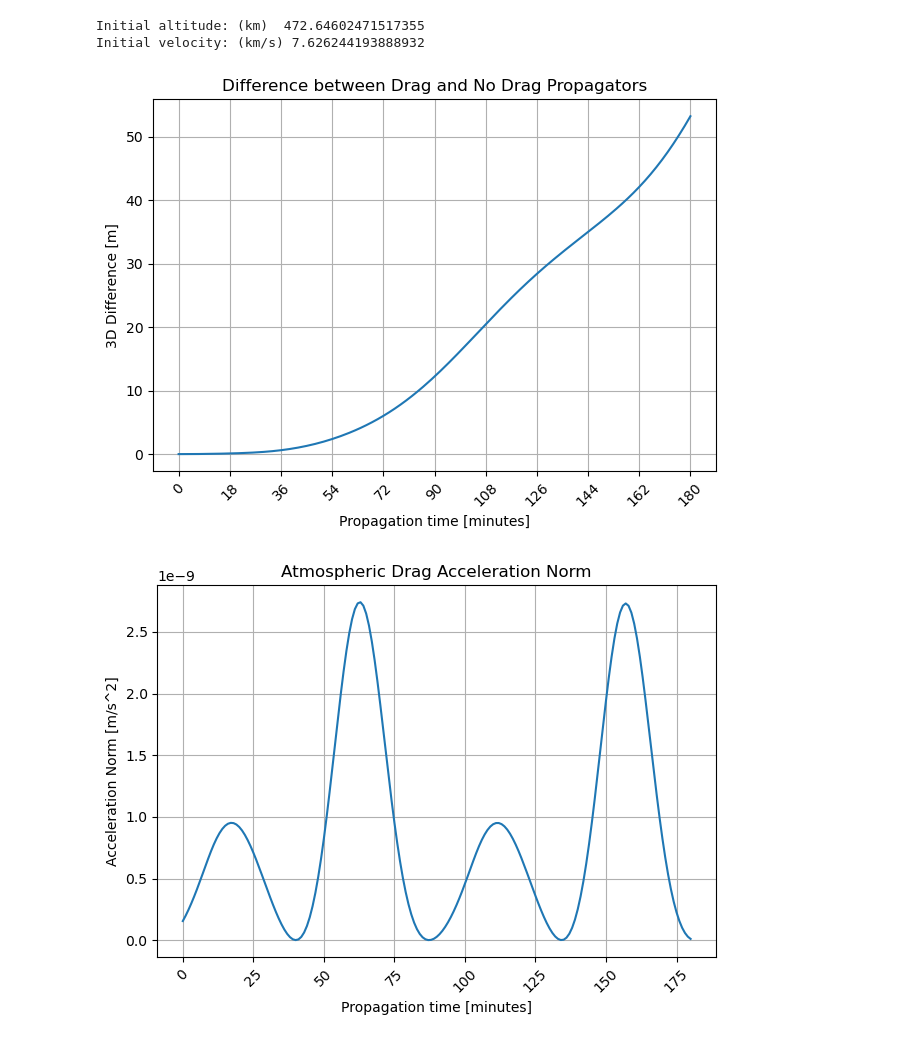
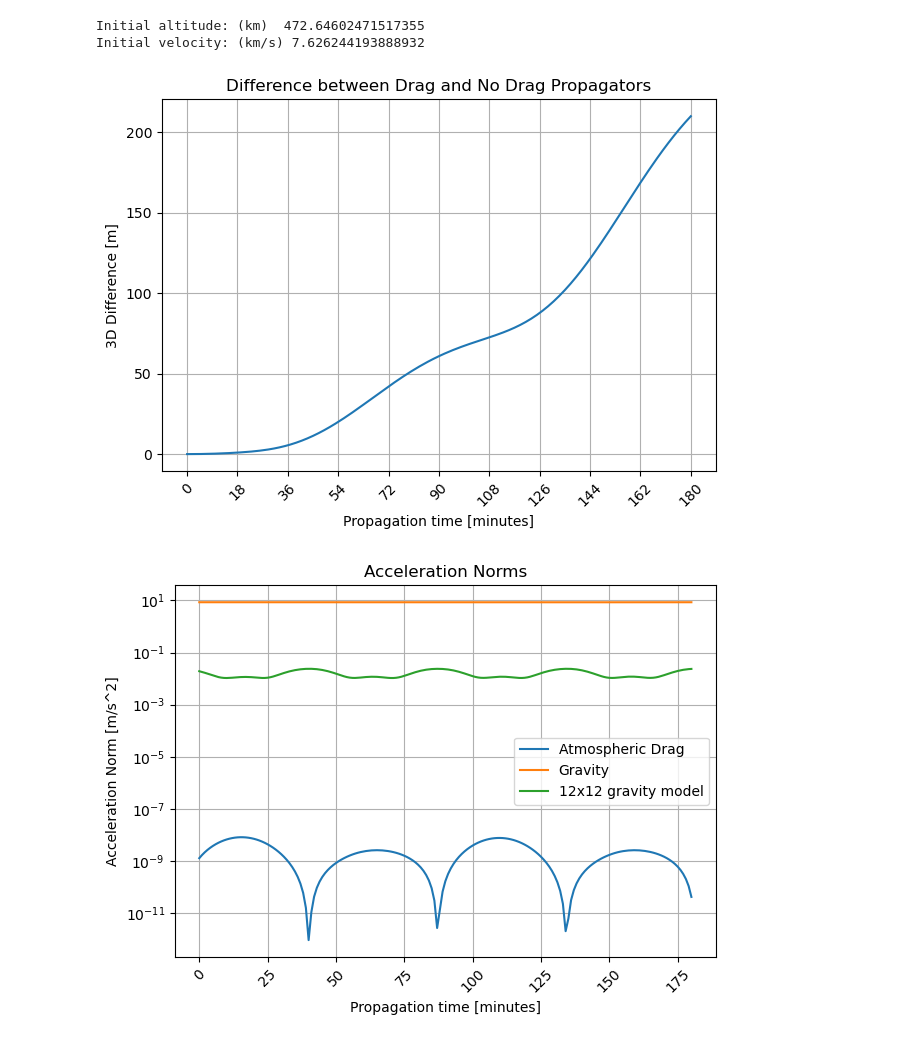
Before and after one commit to CharlesPlusC/OrekitTutorials, a Jupyter notebook: orekit_tutorials_3.ipynb, the cells around one changed output. Drawn from its saved outputs; the diff is of its cells as text; code cells hidden in the pictures.

Commit message:
add visualization of all three accelerations

```diff
--- a/orekit_tutorials_3.ipynb
+++ b/orekit_tutorials_3.ipynb
@@ -68,12 +68,12 @@ Initial velocity: (km/s) 7.626244193888932
 initial_position = [-1620690.1530842409,2615729.21083149,6120829.369866818]
 initial_velocity = [-3872.165771597047,5607.204834079615,-3424.20599420816]
 
-mass = 1000  # Mass of the spacecraft in kg
+mass = 500  # Mass of the spacecraft in kg
 cross_section = 10.0  # in m^2
 cd = 2.2  # drag coefficient
 
 # Define start and end dates for propagation
-start_date = datetime(2024, 1, 1, 0, 0, 0)  # Start date
+start_date = datetime(2024, 5, 12, 12, 0, 0)  # Start date
 end_date = start_date + timedelta(hours=3)  # Propagate for 3 hours
 
 # Step 4: Create Initial Orbit and Propagator
@@ -104,6 +104,9 @@ propagator_no_drag.setOrbitType(OrbitType.CARTESIAN)
 # Step 5: Configure Force Models
 from org.orekit.propagation import SpacecraftState
 
+MU = Constants.WGS84_EARTH_MU
+monopole_provider = NewtonianAttraction(MU)
+
 # Add Earth's gravity field to the propagator
 gravity_provider = GravityFieldFactory.getNormalizedProvider(12, 12)  # 12x12 gravity model
 gravity_force = HolmesFeatherstoneAttractionModel(
@@ -111,7 +114,9 @@ gravity_force = HolmesFeatherstoneAttractionModel(
 )
 #add gravity to both propagators
 propagator_drag.addForceModel(gravity_force)
+propagator_drag.addForceModel(monopole_provider)
 propagator_no_drag.addForceModel(gravity_force)
+propagator_no_drag.addForceModel(monopole_provider)
 
 ## Drag Model
 wgs84Ellipsoid = ReferenceEllipsoid.getWgs84(FramesFactory.getITRF(IERSConventions.IERS_2010, False))
@@ -175,12 +180,14 @@ plt.grid()
 plt.tight_layout()
 plt.show()
 # %% [output]
-[figure, old version]
+[figure, new version]
 # %%
 from org.orekit.forces import ForceModel
 
 #make a list called state vectors that contains the positions and velocities of the satellite at each time step
 atmospheric_drag_accs = []
+grav_accs = []
+HOT_accs = []
 positions = []
 for i in range(len(df)):
     position = Vector3D(float(df['x_drag'].iloc[i]), float(df['y_drag'].iloc[i]), float(df['z_drag'].iloc[i]))
@@ -194,21 +201,46 @@ for i in range(len(df)):
 
     drag_parameters = ForceModel.cast_(dragForce).getParameters()
     drag_acc = dragForce.acceleration(state, drag_parameters)
+
+    monopole_parameters = ForceModel.cast_(monopole_provider).getParameters()
+    monopole_acc = monopole_provider.acceleration(state, monopole_parameters)
+
+    HOT_parameters = ForceModel.cast_(gravity_force).getParameters()
+    HOT_acc = gravity_force.acceleration(state, HOT_parameters)
+
     drag_x = drag_acc.getX()
     drag_y = drag_acc.getY()
     drag_z = drag_acc.getZ()
+
+    grav_x = monopole_acc.getX()
+    grav_y = monopole_acc.getY()
+    grav_z = monopole_acc.getZ()
+
+    HOT_x = HOT_acc.getX()
+    HOT_y = HOT_acc.getY()
+    HOT_z = HOT_acc.getZ()
+
     atmospheric_drag_accs.append(np.array([drag_x, drag_y, drag_z]))
+    grav_accs.append(np.array([grav_x, grav_y, grav_z]))
+    HOT_accs.append(np.array([HOT_x, HOT_y, HOT_z]))
 # %%
 #plot the norm of the acceleration over time
-acc_norms = np.linalg.norm(atmospheric_drag_accs, axis=1)
+drag_acc_norms = np.linalg.norm(atmospheric_drag_accs, axis=1)
+grav_acc_norms = np.linalg.norm(grav_accs, axis=1)
+
 plt.figure()
-plt.plot(df['minutes'], acc_norms)
+plt.plot(df['minutes'], drag_acc_norms, label='Atmospheric Drag')
+plt.plot(df['minutes'], grav_acc_norms, label='Gravity')
+plt.plot(df['minutes'], np.linalg.norm(HOT_accs, axis=1), label='12x12 gravity model')
 plt.xlabel('Propagation time [minutes]')
 plt.ylabel('Acceleration Norm [m/s^2]')
-plt.title('Atmospheric Drag Acceleration Norm')
+plt.title('Acceleration Norms')
 plt.xticks(rotation=45)
 plt.grid()
+#log scale the y axis
+plt.yscale('log')
+plt.legend()
 plt.tight_layout()
 plt.show()
 # %% [output]
-[figure, old version]
+[figure, new version]
```
Also changed, not shown: parts of 1 cell of this notebook.
